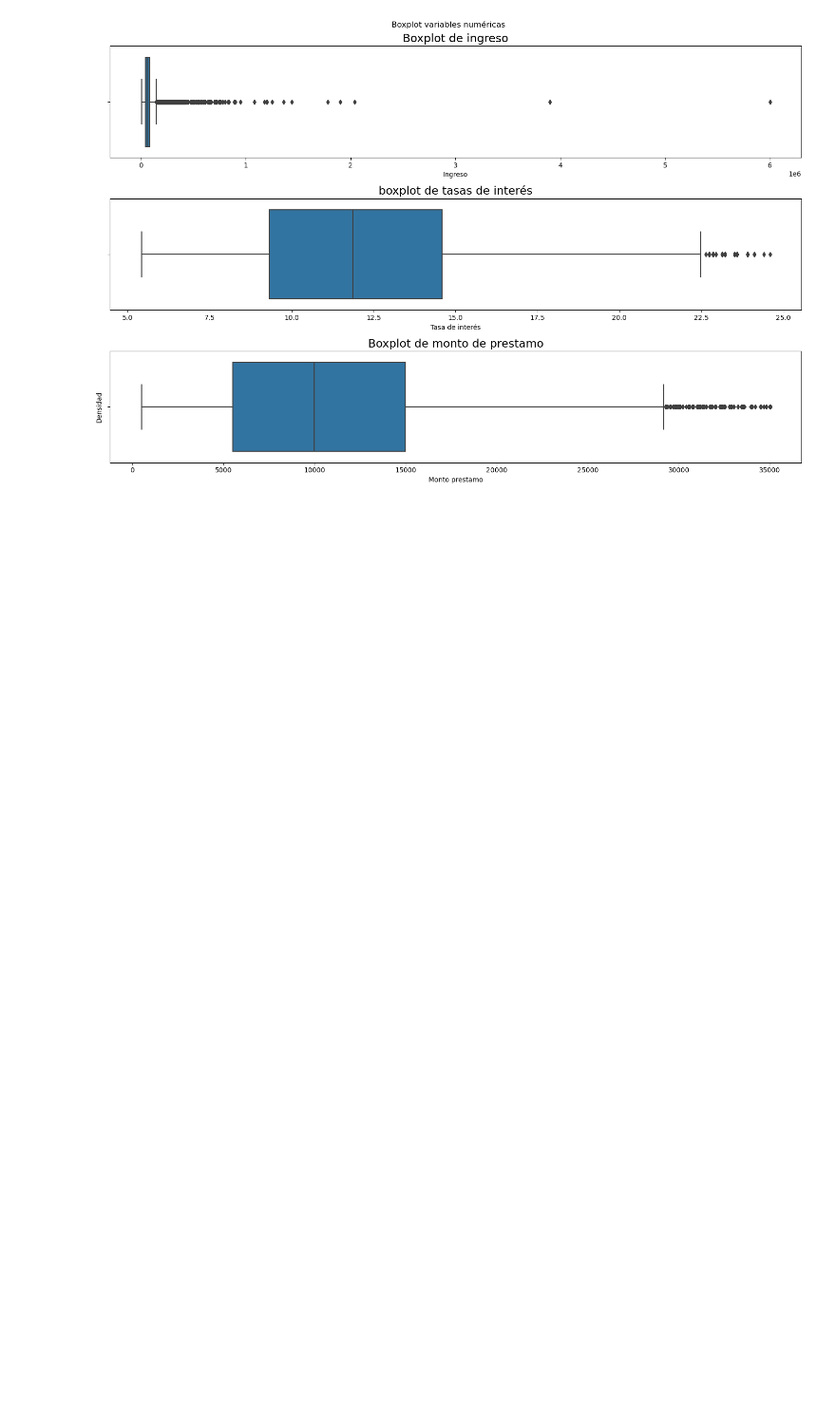
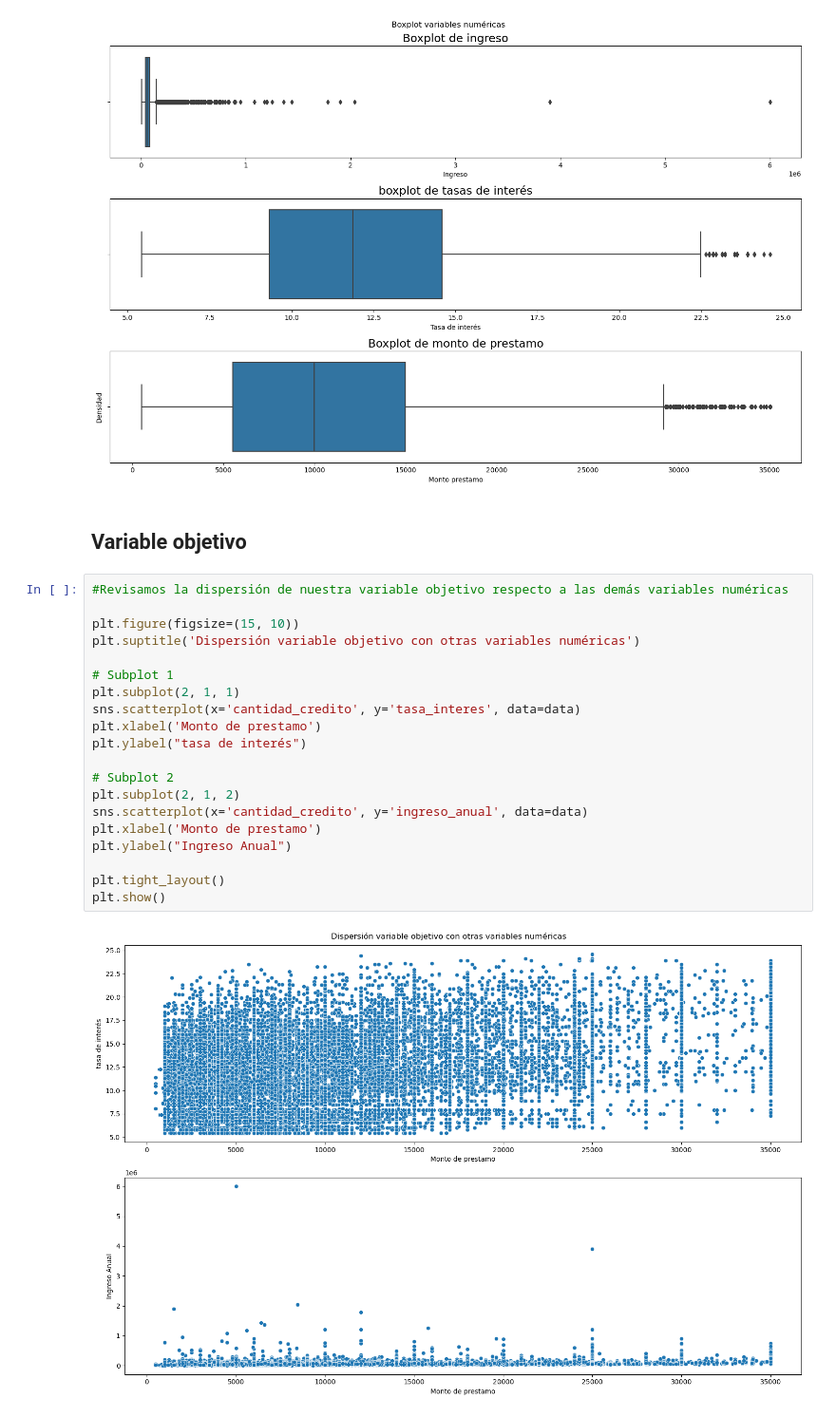
Before and after one commit to SoyJuanDuenas/Amount_loan_ML_Model, a Jupyter notebook: Untitled.ipynb, the cells around one changed output. Shown at 95% size. Drawn from its saved outputs; the diff is of its cells as text; blank space fills up the shorter version.

```diff
--- a/Untitled.ipynb
+++ b/Untitled.ipynb
@@ -322,3 +321,27 @@ plt.tight_layout()
 plt.show()
 # %% [output]
 [figure]
+# %% [markdown]
+## Variable objetivo
+# %%
+#Revisamos la dispersión de nuestra variable objetivo respecto a las demás variables numéricas
+
+plt.figure(figsize=(15, 10))
+plt.suptitle('Dispersión variable objetivo con otras variables numéricas')
+
+# Subplot 1
+plt.subplot(2, 1, 1)
+sns.scatterplot(x='cantidad_credito', y='tasa_interes', data=data)
+plt.xlabel('Monto de prestamo')
+plt.ylabel("tasa de interés")
+
+# Subplot 2
+plt.subplot(2, 1, 2)
+sns.scatterplot(x='cantidad_credito', y='ingreso_anual', data=data)
+plt.xlabel('Monto de prestamo')
+plt.ylabel("Ingreso Anual")
+
+plt.tight_layout()
+plt.show()
+# %% [output]
+[figure, added]
```
Also changed, not shown: parts of 14 cells of this notebook.
